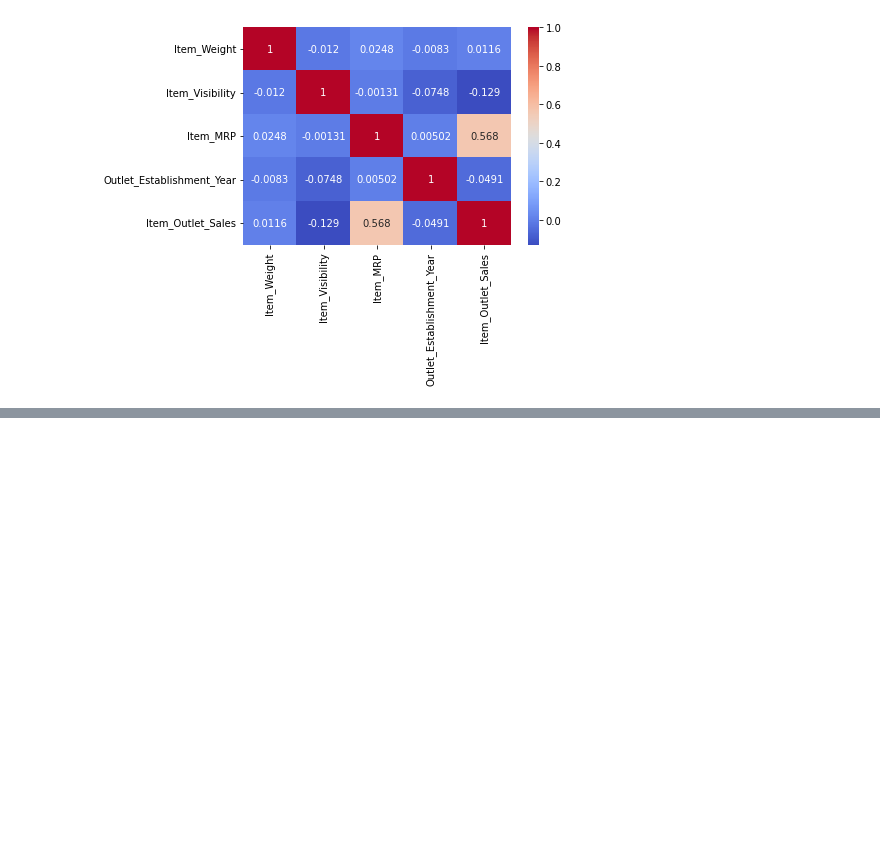
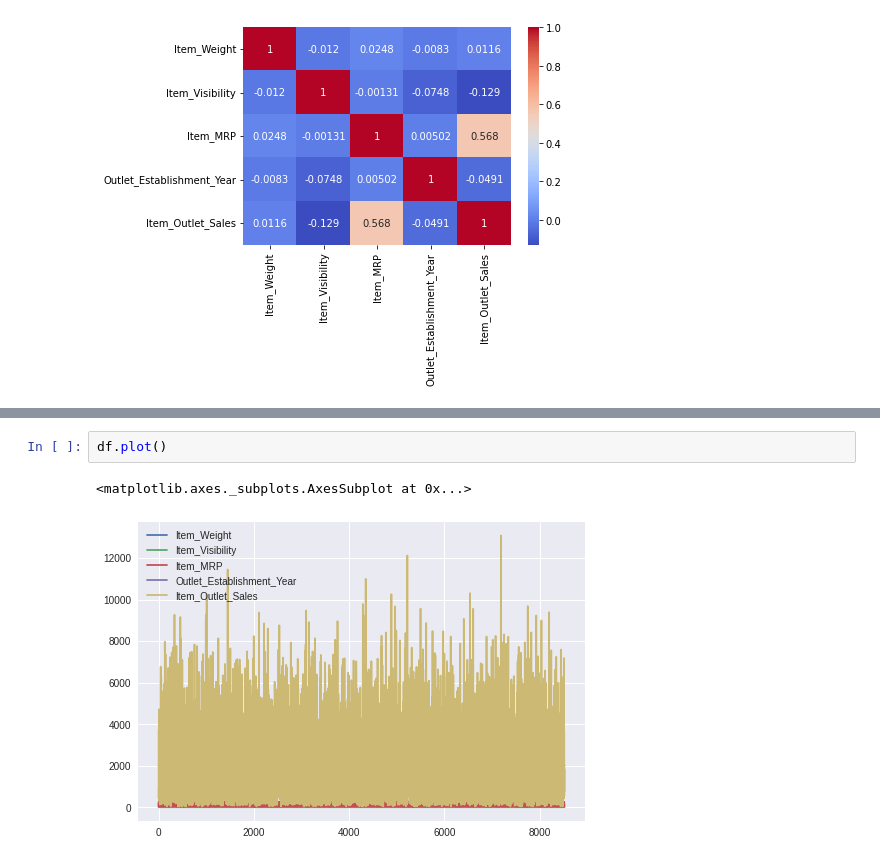
Before and after one commit to AbdoIbrahim/food-sales-predictions, a Jupyter notebook: Copy_of_Project_1_Part3_(Core).ipynb, the cells around one changed output, grey strips where cells are left out. Saved outputs shown, nothing was run; the diff lists cells and outputs as text; blank space fills up the shorter version.

```diff
--- a/Copy_of_Project_1_Part3_(Core).ipynb
+++ b/Copy_of_Project_1_Part3_(Core).ipynb
@@ -539,0 +540,5 @@ ax.legend();
+# %%
+df.plot()
+# %% [output]
+<matplotlib.axes._subplots.AxesSubplot at 0x...>
+[figure, added]
```
Also changed, not shown: parts of 4 cells of this notebook.
